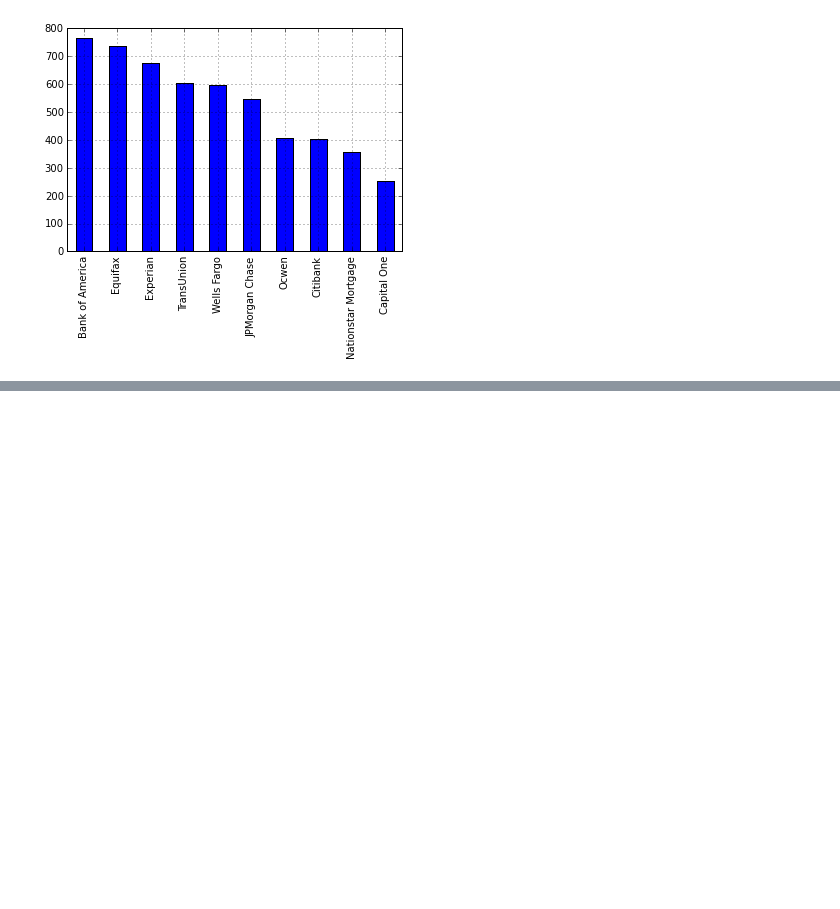
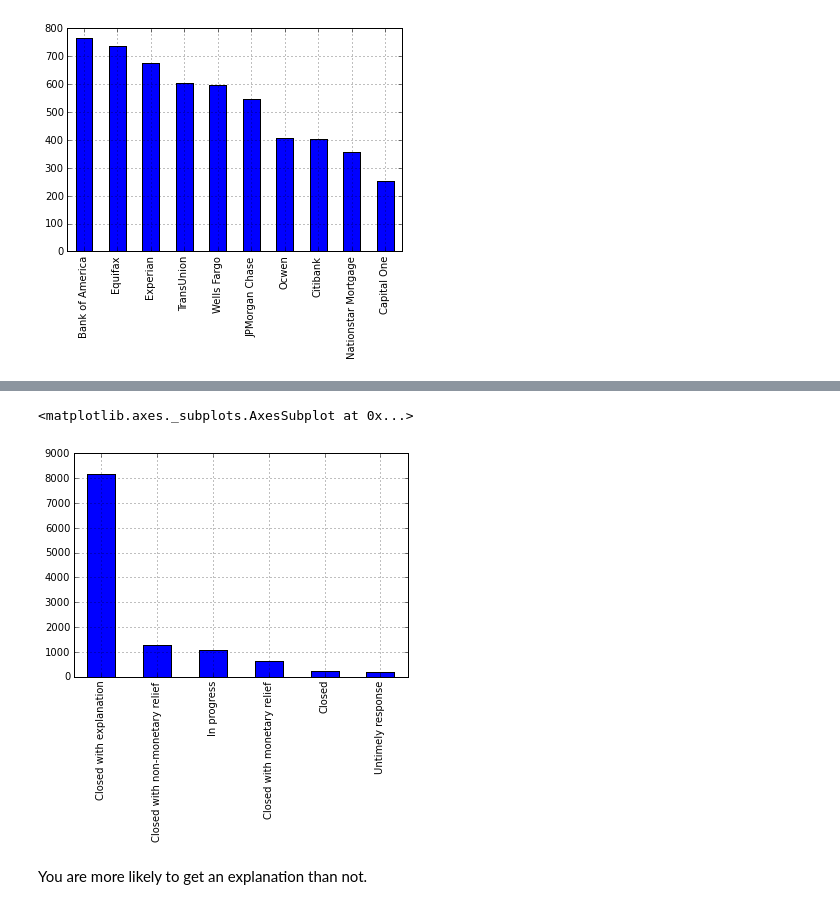
Before and after one commit to tiyd-python-2015-01/consumer-complaints, a Jupyter notebook: Consumer Complaints.ipynb, the cells around one changed output, grey strips where cells are left out. Saved outputs shown, nothing was run; the diff lists cells and outputs as text; code cells hidden in the pictures; blank space fills up the shorter version.

```diff
--- a/Consumer Complaints.ipynb
+++ b/Consumer Complaints.ipynb
@@ -60,0 +76,4 @@ worst_companies.plot(kind="bar")
+# %%
+complaints_by_response = con_com["Company response"]
+common_response = complaints_by_response.value_counts()
+common_response
@@ -60,0 +88,7 @@ worst_companies.plot(kind="bar")
+# %%
+common_response.plot("bar")
+# %% [output]
+<matplotlib.axes._subplots.AxesSubplot at 0x...>
+[figure, added]
+# %% [markdown]
+You are more likely to get an explanation than not.
```
Also changed, not shown: parts of 6 cells of this notebook.
